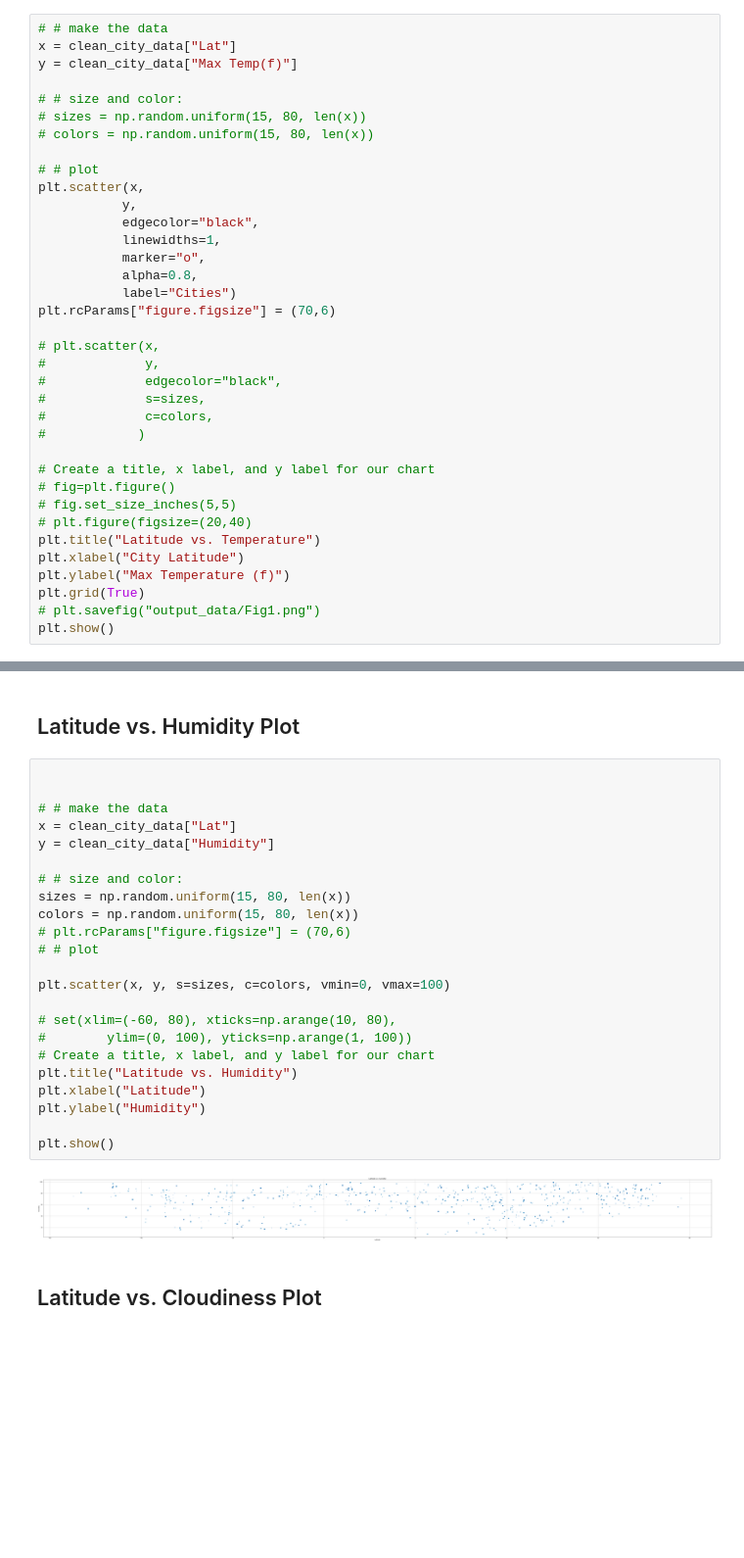
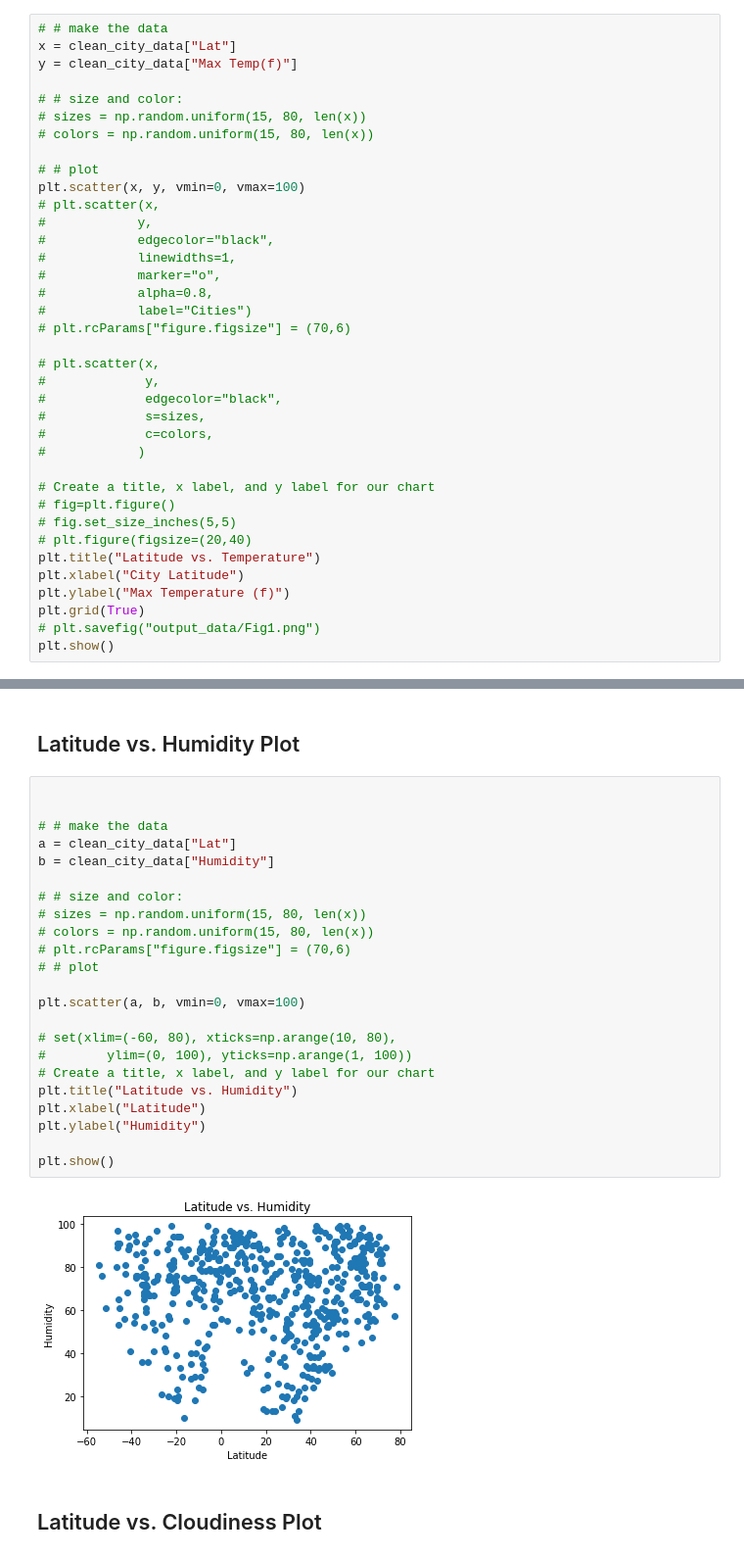
Before and after one commit to ASwigart/python-api-challenge, a Jupyter notebook: WeatherPy/WeatherPy.ipynb, the cells around one changed output, grey strips where cells are left out. Shown at 98% size. Saved outputs shown, nothing was run; the diff lists cells and outputs as text; blank space fills up the shorter version.

```diff
--- a/WeatherPy/WeatherPy.ipynb
+++ b/WeatherPy/WeatherPy.ipynb
@@ -217,14 +257,15 @@ y = clean_city_data["Max Temp(f)"]
 # colors = np.random.uniform(15, 80, len(x))
 
 # # plot
-plt.scatter(x,
-           y,
-           edgecolor="black",
-           linewidths=1,
-           marker="o",
-           alpha=0.8,
-           label="Cities")
-plt.rcParams["figure.figsize"] = (70,6)
+plt.scatter(x, y, vmin=0, vmax=100)
+# plt.scatter(x,
+#            y,
+#            edgecolor="black",
+#            linewidths=1,
+#            marker="o",
+#            alpha=0.8,
+#            label="Cities")
+# plt.rcParams["figure.figsize"] = (70,6)
 
 # plt.scatter(x,
 #             y,
@@ -250,28 +291,28 @@ plt.show()
 # %%
 
 
 # # make the data
-x = clean_city_data["Lat"]
-y = clean_city_data["Humidity"]
+a = clean_city_data["Lat"]
+b = clean_city_data["Humidity"]
 
 # # size and color:
-sizes = np.random.uniform(15, 80, len(x))
-colors = np.random.uniform(15, 80, len(x))
+# sizes = np.random.uniform(15, 80, len(x))
+# colors = np.random.uniform(15, 80, len(x))
 # plt.rcParams["figure.figsize"] = (70,6)
 # # plot
 
-plt.scatter(x, y, s=sizes, c=colors, vmin=0, vmax=100)
+plt.scatter(a, b, vmin=0, vmax=100)
 
 # set(xlim=(-60, 80), xticks=np.arange(10, 80),
 #        ylim=(0, 100), yticks=np.arange(1, 100))
 # Create a title, x label, and y label for our chart
 plt.title("Latitude vs. Humidity")
 plt.xlabel("Latitude")
 plt.ylabel("Humidity")
 
 plt.show()
 # %% [output]
-[figure, old version]
+[figure, new version]
 # %% [markdown]
 ## Latitude vs. Cloudiness Plot
 # %%
```
Also changed, not shown: parts of 30 cells of this notebook, 2 other files.
